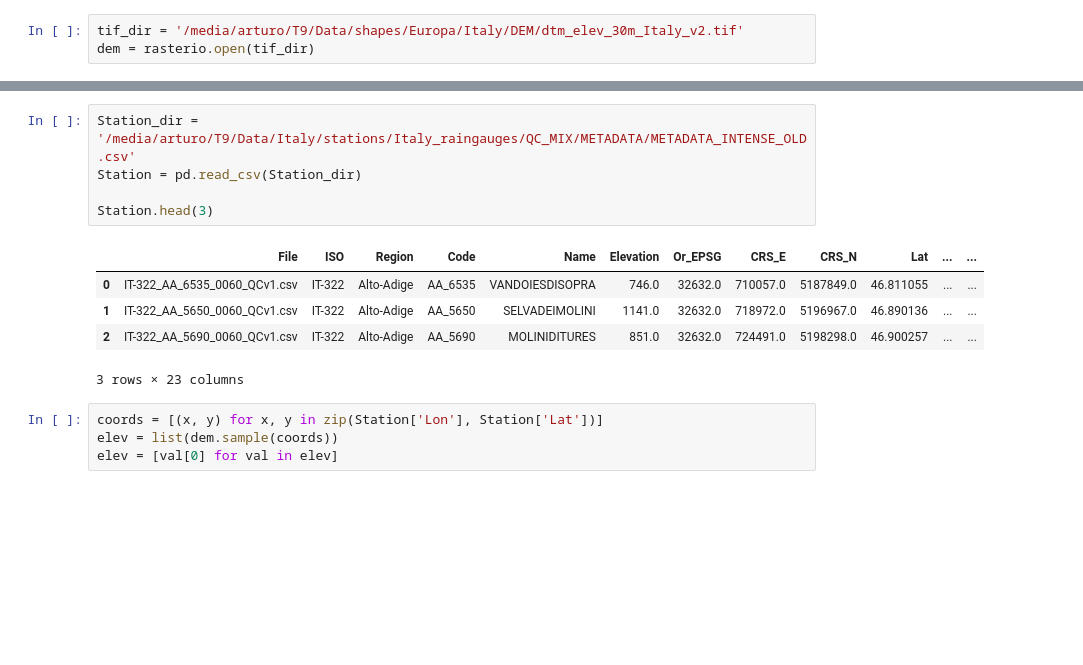
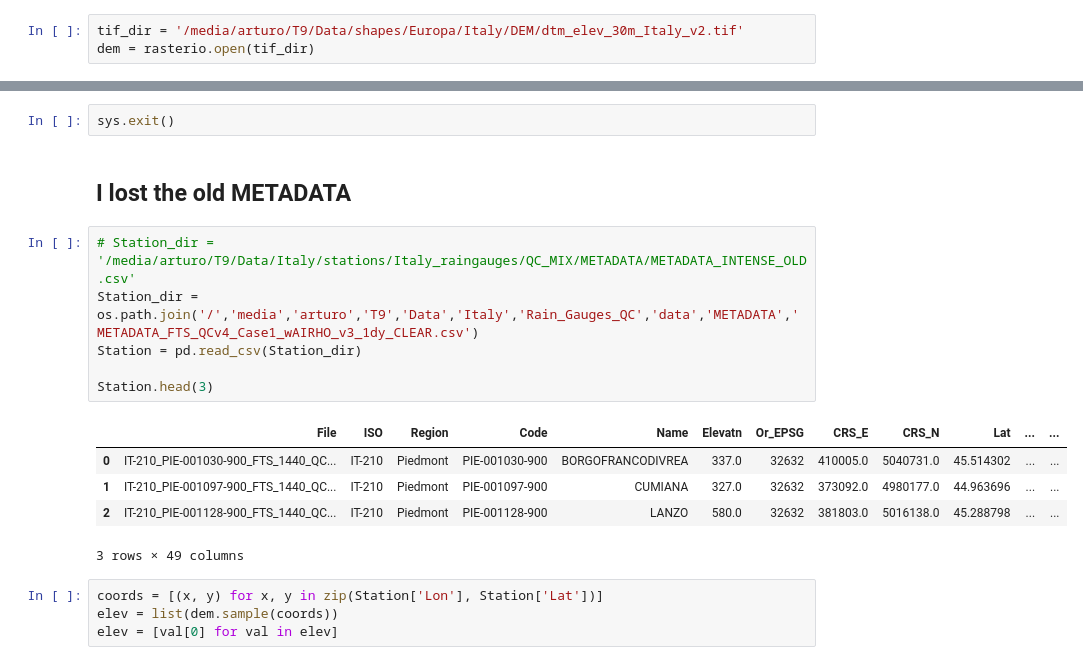
Before and after one commit to mhacarthur/downpy, a Jupyter notebook: raingauge/4_extract_elevation.ipynb, the cells around one changed output, grey strips where cells are left out. Cells and saved outputs as stored; diff of their text form; blank space fills up the shorter version.

```diff
--- a/raingauge/4_extract_elevation.ipynb
+++ b/raingauge/4_extract_elevation.ipynb
@@ -18,14 +100,19 @@ dem = rasterio.open(tif_dir)
+# %%
+sys.exit()
+# %% [markdown]
+## I lost the old METADATA
 # %%
-Station_dir = '/media/arturo/T9/Data/Italy/stations/Italy_raingauges/QC_MIX/METADATA/METADATA_INTENSE_OLD.csv'
+# Station_dir = '/media/arturo/T9/Data/Italy/stations/Italy_raingauges/QC_MIX/METADATA/METADATA_INTENSE_OLD.csv'
+Station_dir = os.path.join('/','media','arturo','T9','Data','Italy','Rain_Gauges_QC','data','METADATA','METADATA_FTS_QCv4_Case1_wAIRHO_v3_1dy_CLEAR.csv')
 Station = pd.read_csv(Station_dir)
 
 Station.head(3)
 # %% [output]
-|  | File | ISO | Region | Code | Name | Elevation | Or_EPSG | CRS_E | CRS_N | Lat | ... | ... |
-| 0 | IT-322_AA_6535_0060_QCv1.csv | IT-322 | Alto-Adige | AA_6535 | VANDOIESDISOPRA | 746.0 | 32632.0 | 710057.0 | 5187849.0 | 46.811055 | ... | ... |
-| 1 | IT-322_AA_5650_0060_QCv1.csv | IT-322 | Alto-Adige | AA_5650 | SELVADEIMOLINI | 1141.0 | 32632.0 | 718972.0 | 5196967.0 | 46.890136 | ... | ... |
-| 2 | IT-322_AA_5690_0060_QCv1.csv | IT-322 | Alto-Adige | AA_5690 | MOLINIDITURES | 851.0 | 32632.0 | 724491.0 | 5198298.0 | 46.900257 | ... | ... |
+|  | File | ISO | Region | Code | Name | Elevatn | Or_EPSG | CRS_E | CRS_N | Lat | ... | ... |
+| 0 | IT-210_PIE-001030-900_FTS_1440_QC... | IT-210 | Piedmont | PIE-001030-900 | BORGOFRANCODIVREA | 337.0 | 32632 | 410005.0 | 5040731.0 | 45.514302 | ... | ... |
+| 1 | IT-210_PIE-001097-900_FTS_1440_QC... | IT-210 | Piedmont | PIE-001097-900 | CUMIANA | 327.0 | 32632 | 373092.0 | 4980177.0 | 44.963696 | ... | ... |
+| 2 | IT-210_PIE-001128-900_FTS_1440_QC... | IT-210 | Piedmont | PIE-001128-900 | LANZO | 580.0 | 32632 | 381803.0 | 5016138.0 | 45.288798 | ... | ... |
-3 rows × 23 columns
+3 rows × 49 columns
 # %%
 coords = [(x, y) for x, y in zip(Station['Lon'], Station['Lat'])]
 elev = list(dem.sample(coords))
```
Also changed, not shown: parts of 7 cells of this notebook, 4 other files.
